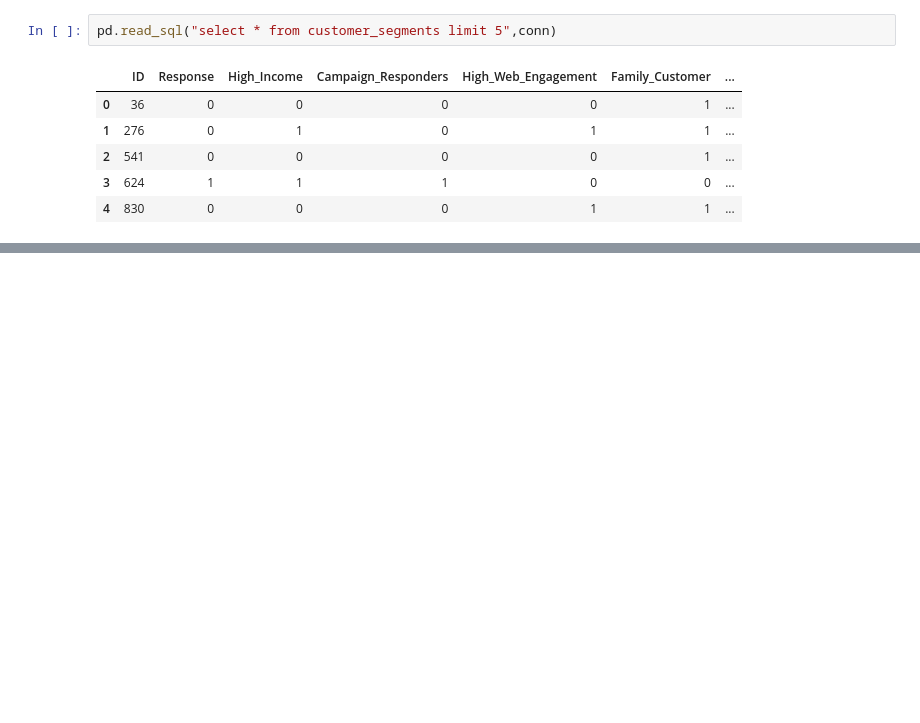
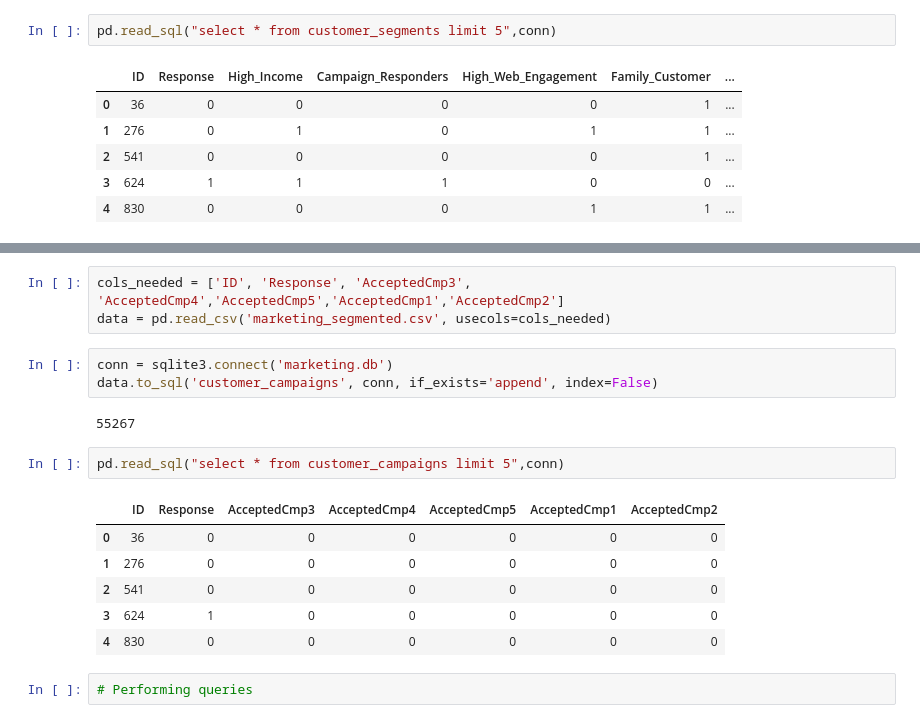
Before and after one commit to dharanigs-19/Mini-Project, a Jupyter notebook: Mini_Project_2.ipynb, the cells around one changed output, grey strips where cells are left out. Saved outputs shown, nothing was run; the diff lists cells and outputs as text; blank space fills up the shorter version.

```diff
--- a/Mini_Project_2.ipynb
+++ b/Mini_Project_2.ipynb
@@ -758,0 +776,19 @@ pd.read_sql("select * from customer_segments limit 5",conn)
+# %%
+cols_needed = ['ID', 'Response', 'AcceptedCmp3', 'AcceptedCmp4','AcceptedCmp5','AcceptedCmp1','AcceptedCmp2']
+data = pd.read_csv('marketing_segmented.csv', usecols=cols_needed)
+# %%
+conn = sqlite3.connect('marketing.db')
+data.to_sql('customer_campaigns', conn, if_exists='append', index=False)
+# %% [output]
+55267
+# %%
+pd.read_sql("select * from customer_campaigns limit 5",conn)
+# %% [output]
+|  | ID | Response | AcceptedCmp3 | AcceptedCmp4 | AcceptedCmp5 | AcceptedCmp1 | AcceptedCmp2 |
+| 0 | 36 | 0 | 0 | 0 | 0 | 0 | 0 |
+| 1 | 276 | 0 | 0 | 0 | 0 | 0 | 0 |
+| 2 | 541 | 0 | 0 | 0 | 0 | 0 | 0 |
+| 3 | 624 | 1 | 0 | 0 | 0 | 0 | 0 |
+| 4 | 830 | 0 | 0 | 0 | 0 | 0 | 0 |
+# %%
+# Performing queries
```
Also changed, not shown: parts of 1 cell of this notebook.
